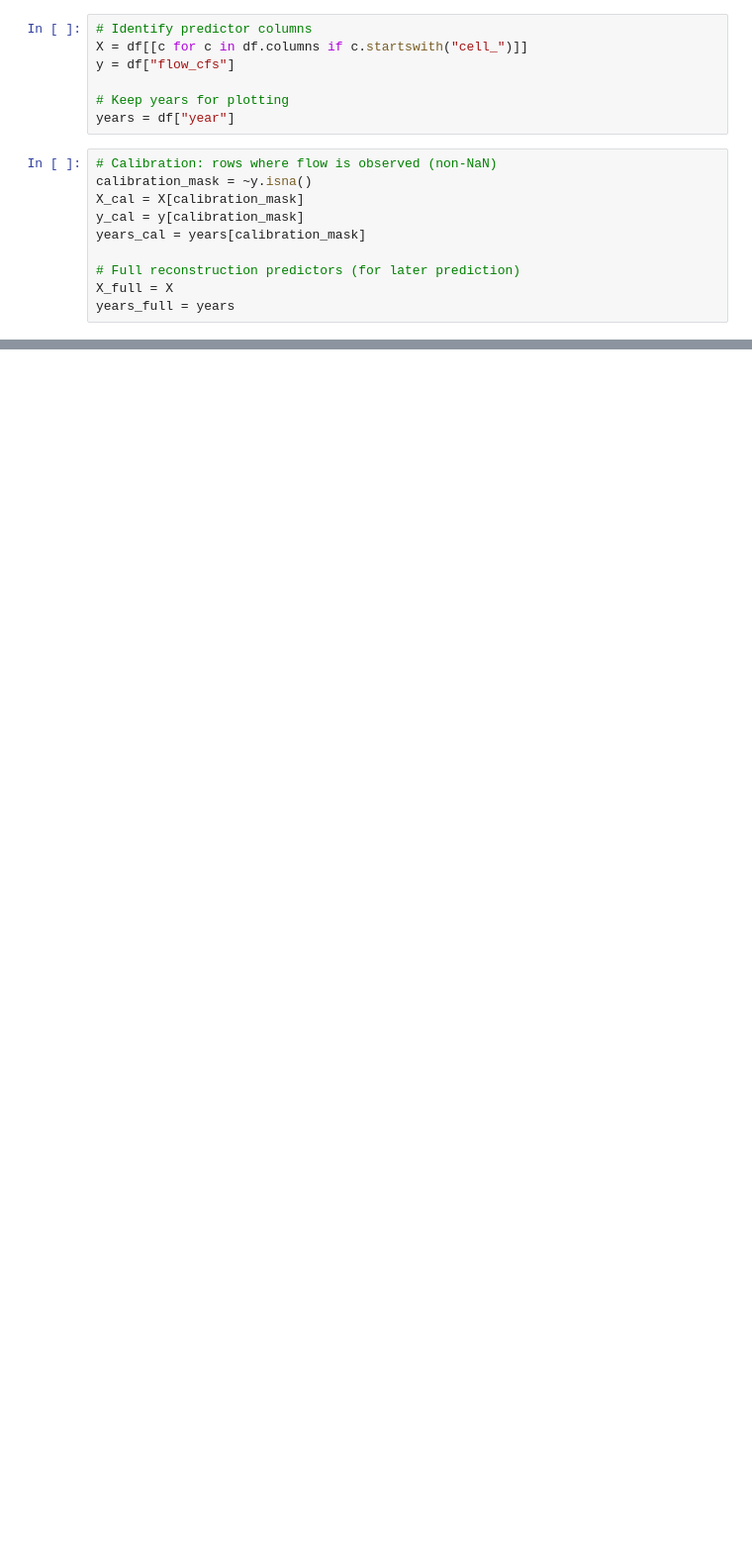
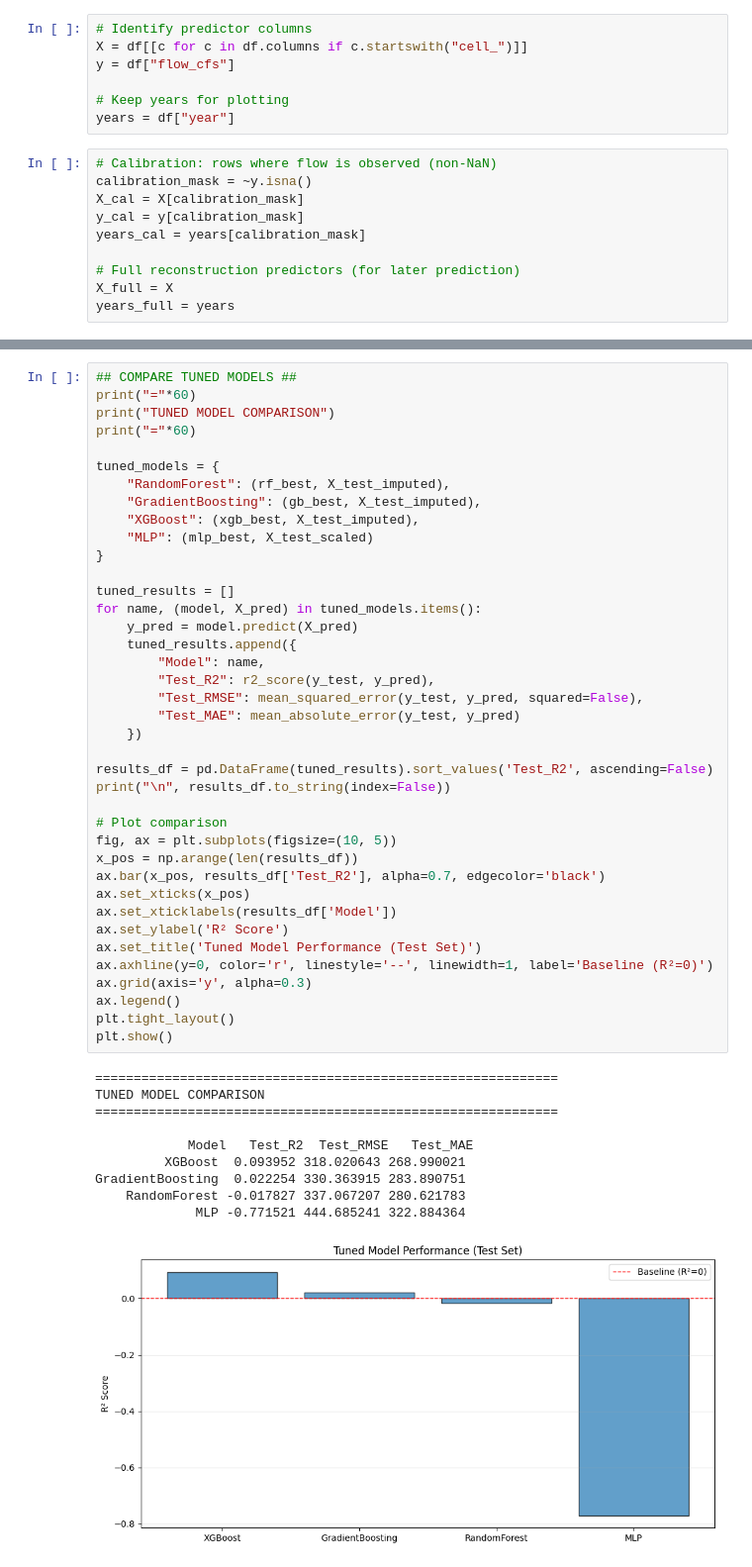
Before and after one commit to srlivingston/PaleoRecon, a Jupyter notebook: PaleoRecon.ipynb, the cells around one changed output, grey strips where cells are left out. Shown: that part at 99% size. Drawn from its saved outputs; the diff is of its cells as text; blank space fills up the shorter version.

```diff
--- a/PaleoRecon.ipynb
+++ b/PaleoRecon.ipynb
@@ -63,0 +362,50 @@ X_train, X_test, y_train, y_test = train_test_split(
+# %%
+## COMPARE TUNED MODELS ##
+print("="*60)
+print("TUNED MODEL COMPARISON")
+print("="*60)
+
+tuned_models = {
+    "RandomForest": (rf_best, X_test_imputed),
+    "GradientBoosting": (gb_best, X_test_imputed),
+    "XGBoost": (xgb_best, X_test_imputed),
+    "MLP": (mlp_best, X_test_scaled)
+}
+
+tuned_results = []
+for name, (model, X_pred) in tuned_models.items():
+    y_pred = model.predict(X_pred)
+    tuned_results.append({
+        "Model": name,
+        "Test_R2": r2_score(y_test, y_pred),
+        "Test_RMSE": mean_squared_error(y_test, y_pred, squared=False),
+        "Test_MAE": mean_absolute_error(y_test, y_pred)
+    })
+
+results_df = pd.DataFrame(tuned_results).sort_values('Test_R2', ascending=False)
+print("\n", results_df.to_string(index=False))
+
+# Plot comparison
+fig, ax = plt.subplots(figsize=(10, 5))
+x_pos = np.arange(len(results_df))
+ax.bar(x_pos, results_df['Test_R2'], alpha=0.7, edgecolor='black')
+ax.set_xticks(x_pos)
+ax.set_xticklabels(results_df['Model'])
+ax.set_ylabel('R² Score')
+ax.set_title('Tuned Model Performance (Test Set)')
+ax.axhline(y=0, color='r', linestyle='--', linewidth=1, label='Baseline (R²=0)')
+ax.grid(axis='y', alpha=0.3)
+ax.legend()
+plt.tight_layout()
+plt.show()
+# %% [output]
+============================================================
+TUNED MODEL COMPARISON
+============================================================
+
+            Model   Test_R2  Test_RMSE   Test_MAE
+         XGBoost  0.093952 318.020643 268.990021
+GradientBoosting  0.022254 330.363915 283.890751
+    RandomForest -0.017827 337.067207 280.621783
+             MLP -0.771521 444.685241 322.884364
+[figure, added]
```
Also changed, not shown: parts of 21 cells of this notebook, 1 other file.
